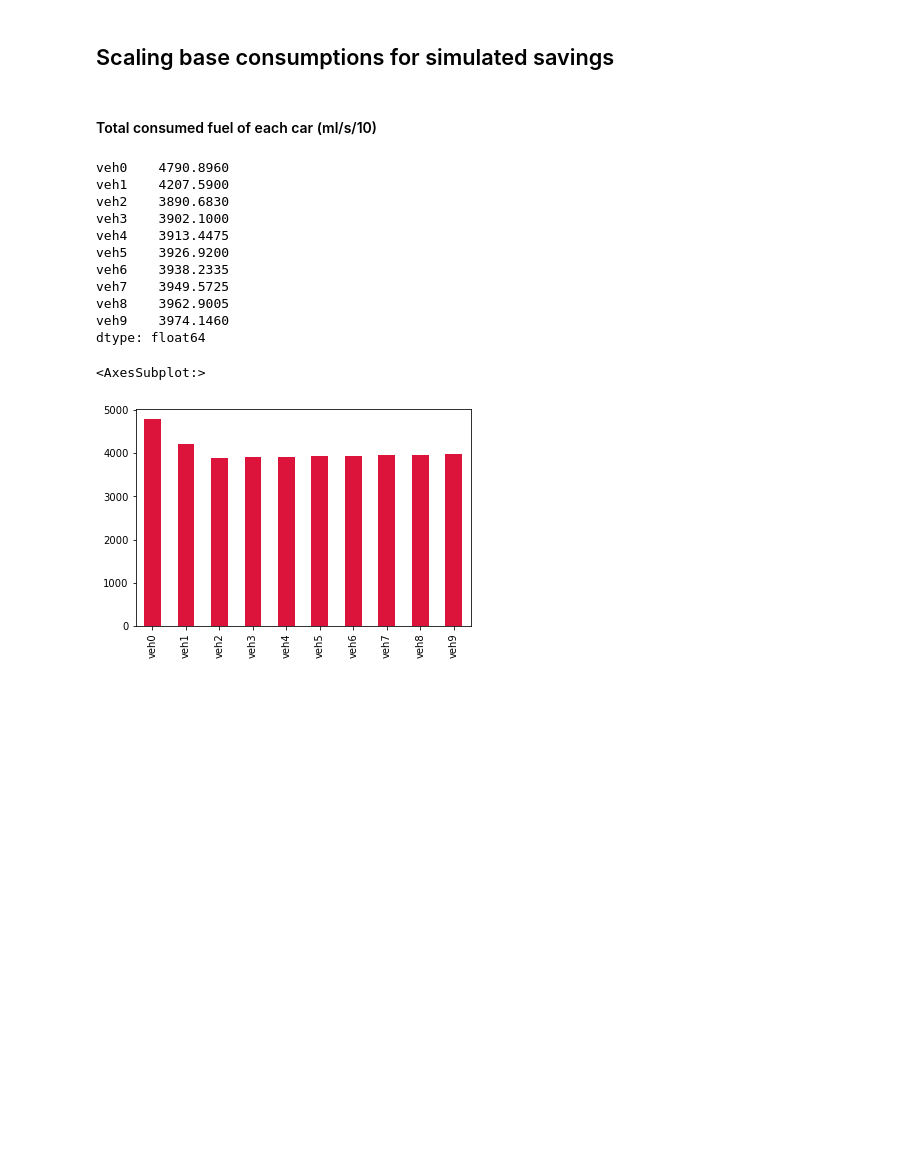
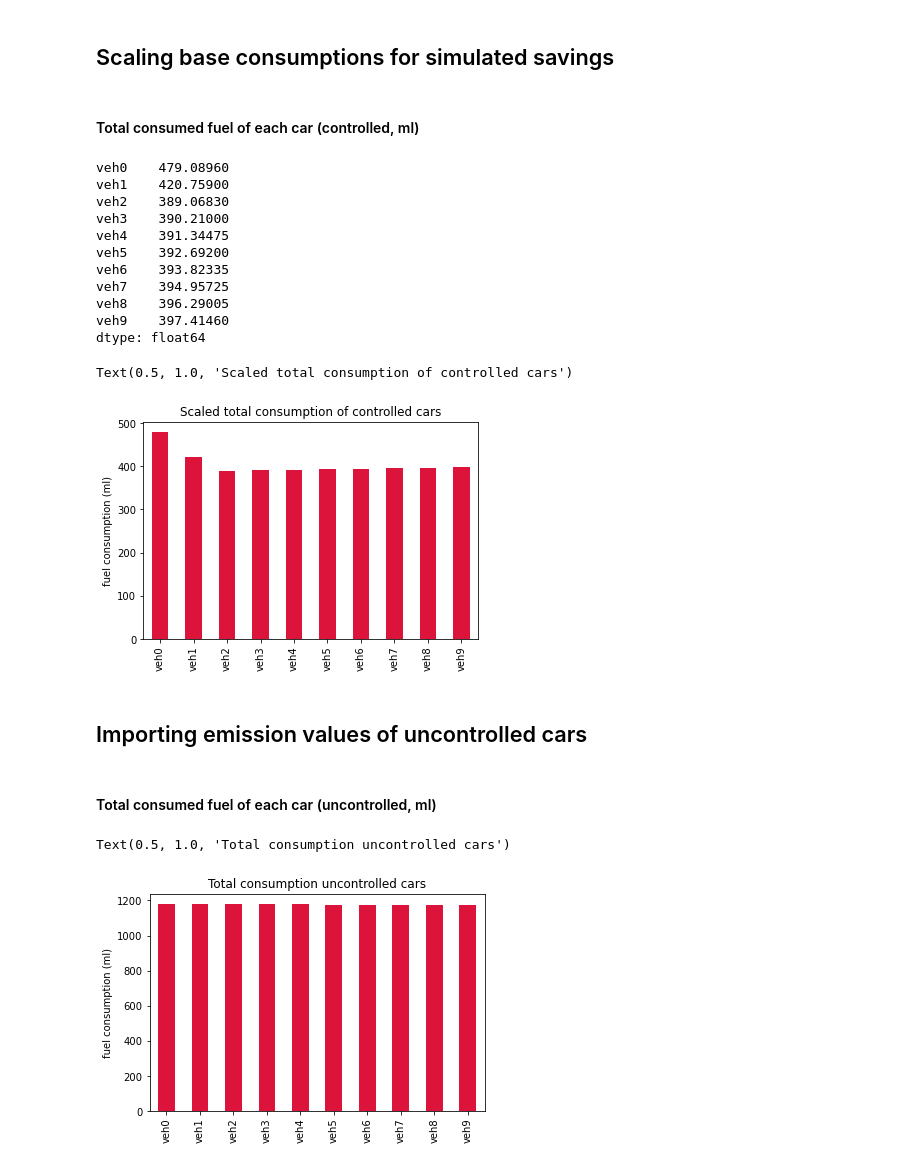
Before and after one commit to ValentBarnabas/PlatooningSolutionsForSelfDrivingVehicles, a Jupyter notebook: FuelConstumptionCalculator.ipynb, the cells around one changed output. Saved outputs shown, nothing was run; the diff lists cells and outputs as text; code cells hidden in the pictures; blank space fills up the shorter version.

```diff
--- a/FuelConstumptionCalculator.ipynb
+++ b/FuelConstumptionCalculator.ipynb
@@ -36,7 +51,7 @@ baseSum.plot(x = "vehicle id", y = "fuel consumption (ml)", kind="bar", color="c
 # %% [markdown]
 ## Importing emission scaling values to dfScale
 # %%
-xmlDataScale = open("./emissionScaleValues.xml", "r").read()
+xmlDataScale = open("./emissionScaleValues_Bckp.xml", "r").read()
 rootScale = ET.XML(xmlDataScale)
 
 colsScale = []
@@ -82,22 +97,57 @@ for i in range(rowsSmaller):
 
 dfBaseScaled = pd.DataFrame(dataBaseScaled, columns=vehicles)
 # %% [markdown]
-#### Total consumed fuel of each car (ml/s/10)
+#### Total consumed fuel of each car (controlled, ml)
 # %%
 baseScaledSum = dfBaseScaled.sum(0)
 print(baseScaledSum)
 baseScaledSum.plot(kind="bar", color="crimson")
+plt.ylabel("fuel consumption (ml)")
+plt.title("Scaled total consumption of controlled cars")
 # %% [output]
-veh0    4790.8960
-veh1    4207.5900
-veh2    3890.6830
-veh3    3902.1000
-veh4    3913.4475
-veh5    3926.9200
-veh6    3938.2335
-veh7    3949.5725
-veh8    3962.9005
-veh9    3974.1460
+veh0    479.08960
+veh1    420.75900
+veh2    389.06830
+veh3    390.21000
+veh4    391.34475
+veh5    392.69200
+veh6    393.82335
+veh7    394.95725
+veh8    396.29005
+veh9    397.41460
 dtype: float64
-<AxesSubplot:>
+Text(0.5, 1.0, 'Scaled total consumption of controlled cars')
-[figure, old version]
+[figure, new version]
+# %% [markdown]
+## Importing emission values of uncontrolled cars
+# %%
+xmlDataUnc = open('./emissionBaseValues_Uncontrolled_Bckp.xml', 'r').read()  # Read file
+rootUnc = ET.XML(xmlDataUnc)  # Parse XML
+
+colsUnc = []
+dataUnc = []
+for i in rootUnc:
+    line = []
+    for fuelInfo in i:
+        # print(i.attrib["time"] + " " + fuelinfo.attrib["id"] + " " + str(fuelinfo.attrib["fuel"]))
+        line.append(float(fuelInfo.attrib["fuel"]) / stepsPerSec)
+
+        if (fuelInfo.attrib["id"] not in colsUnc):
+            colsUnc.append(fuelInfo.attrib["id"])
+    dataUnc.append(line)
+
+dfUnc = pd.DataFrame(dataUnc)
+dfUnc.columns = colsUnc
+# %% [markdown]
+#### Total consumed fuel of each car (uncontrolled, ml)
+# %%
+uncSum = dfUnc.sum(0)
+# print(summed)
+uncSum.plot(kind="bar", color="crimson")
+plt.ylabel("fuel consumption (ml)")
+plt.title("Total consumption uncontrolled cars")
+# ax = plt.gca()
+# ax.set_facecolor('xkcd:salmon')
+# %% [output]
+Text(0.5, 1.0, 'Total consumption uncontrolled cars')
+[figure, added]
```
Also changed, not shown: parts of 3 cells of this notebook, 2 other files.
